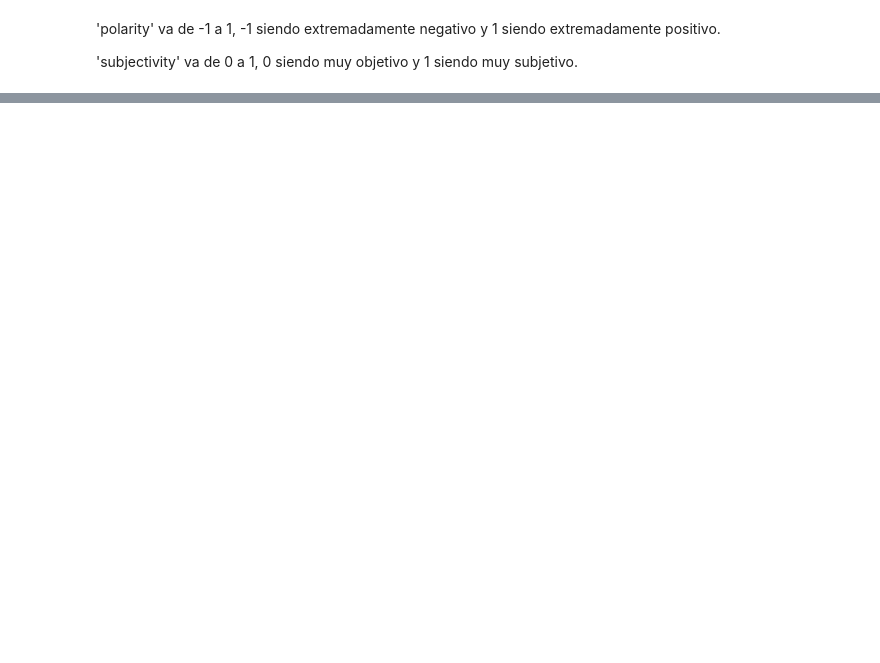
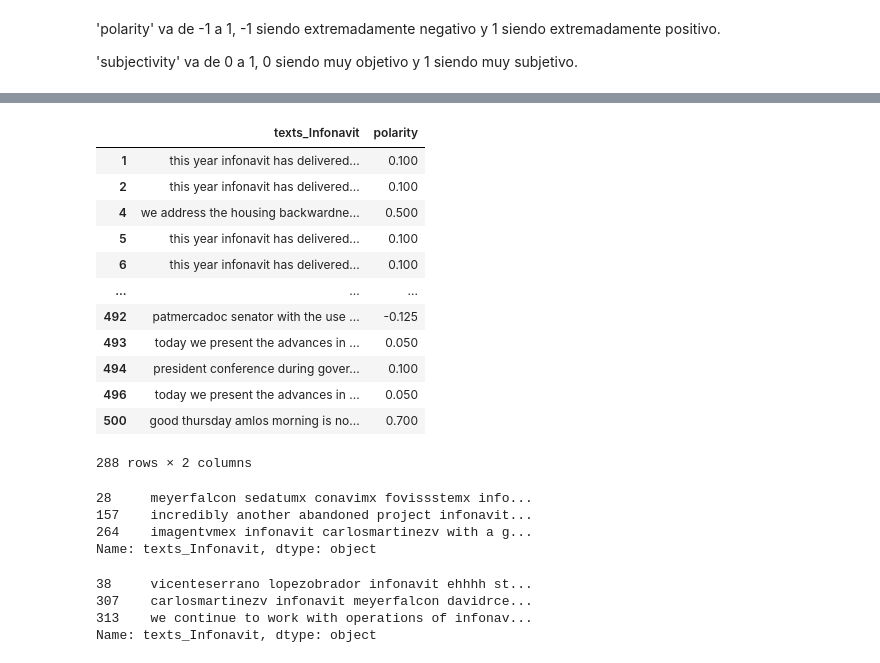
Before and after one commit to William2206/BEDU_Prototype_Data_Analysis, a Jupyter notebook: codigos/analisis_de_sentimientos_Infonavit.ipynb, the cells around one changed output, grey strips where cells are left out. Cells and saved outputs as stored; diff of their text form; code cells hidden in the pictures; blank space fills up the shorter version.

```diff
--- a/codigos/analisis_de_sentimientos_Infonavit.ipynb
+++ b/codigos/analisis_de_sentimientos_Infonavit.ipynb
@@ -33,10 +63,10 @@ df.head()
 # %%
-grouped_by_title = df.groupby('texts_Infonavit')['texts_Infonavit'].max()
+grouped_by_title = df['texts_Infonavit']
 grouped_by_title = grouped_by_title.str.lower()
 grouped_by_title = grouped_by_title.str.strip()
 grouped_by_title = grouped_by_title.str.replace('[^\w\s]', '')
 grouped_by_title = grouped_by_title.str.replace('\d', '')
-grouped_by_title = grouped_by_title.str.replace('\\n', '')
+grouped_by_title = grouped_by_title.str.replace('\\n', ' ')
 grouped_by_title = grouped_by_title.dropna()
 # %%
 grouped_by_title
@@ -116,2 +188,23 @@ sns.boxplot(x=no_neutral['polarity']);
+# %%
+no_neutral
+# %% [output]
+|  | texts_Infonavit | polarity |
+| 1 | this year infonavit has delivered... | 0.100 |
+| 2 | this year infonavit has delivered... | 0.100 |
+| 4 | we address the housing backwardne... | 0.500 |
+| 5 | this year infonavit has delivered... | 0.100 |
+| 6 | this year infonavit has delivered... | 0.100 |
+| ... | ... | ... |
+| 492 | patmercadoc senator with the use ... | -0.125 |
+| 493 | today we present the advances in ... | 0.050 |
+| 494 | president conference during gover... | 0.100 |
+| 496 | today we present the advances in ... | 0.050 |
+| 500 | good thursday amlos morning is no... | 0.700 |
+288 rows × 2 columns
 # %%
-no_neutral[no_neutral['polarity'] > 0.75]['description']
+no_neutral[no_neutral['polarity'] > 0.75]['texts_Infonavit']
+# %% [output]
+28     meyerfalcon sedatumx conavimx fovissstemx info...
+157    incredibly another abandoned project infonavit...
+264    imagentvmex infonavit carlosmartinezv with a g...
+Name: texts_Infonavit, dtype: object
@@ -124,2 +211,7 @@ no_neutral.loc["LOVE THE ONE YOU'RE WITH", 'polarity']
 # %%
-no_neutral[no_neutral['polarity'] < -0.75]['description']
+no_neutral[no_neutral['polarity'] < -0.25]['texts_Infonavit']
+# %% [output]
+38     vicenteserrano lopezobrador infonavit ehhhh st...
+307    carlosmartinezv infonavit meyerfalcon davidrce...
+313    we continue to work with operations of infonav...
+Name: texts_Infonavit, dtype: object
```
Also changed, not shown: parts of 30 cells of this notebook, 12 other files.
